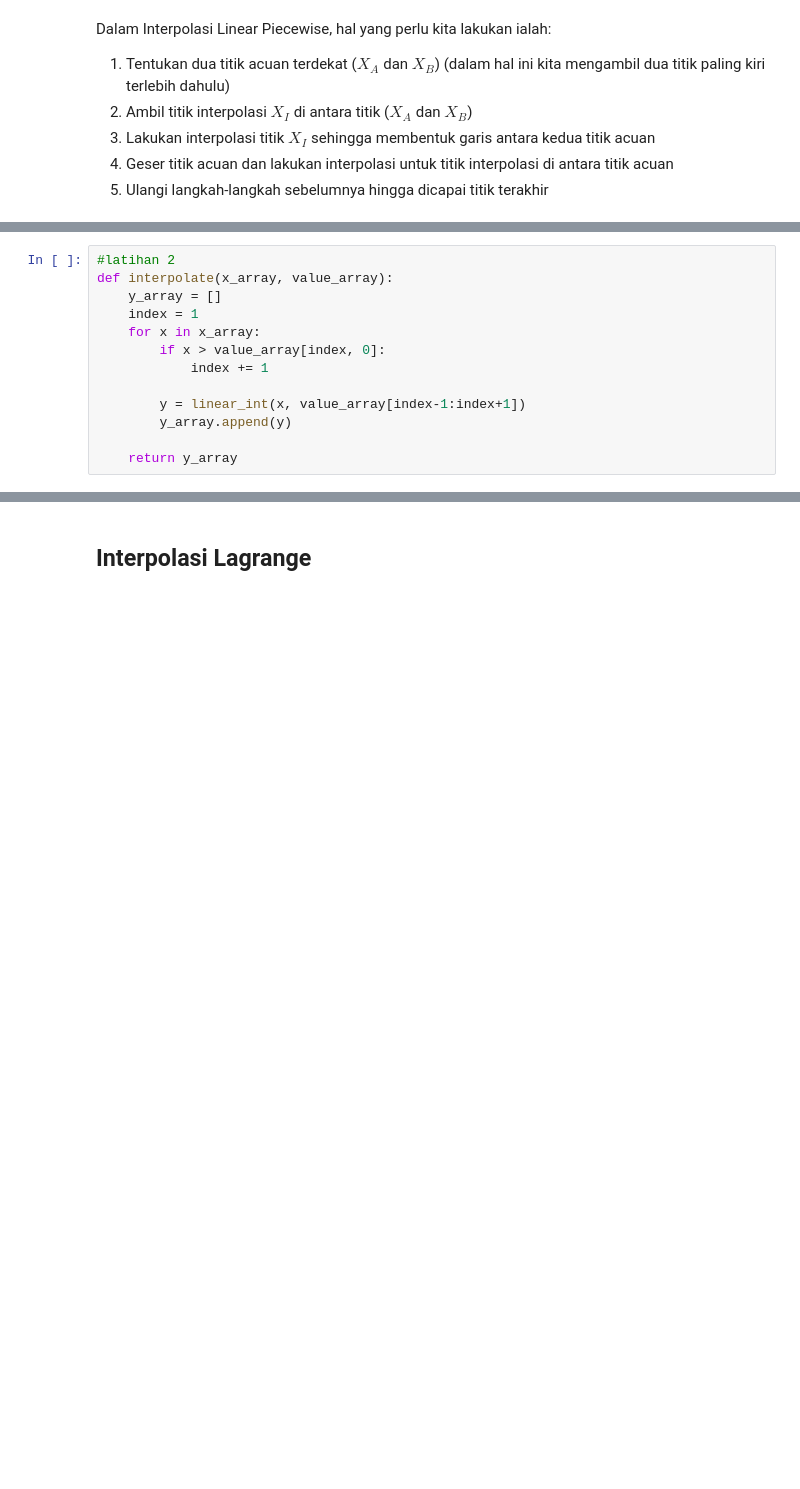
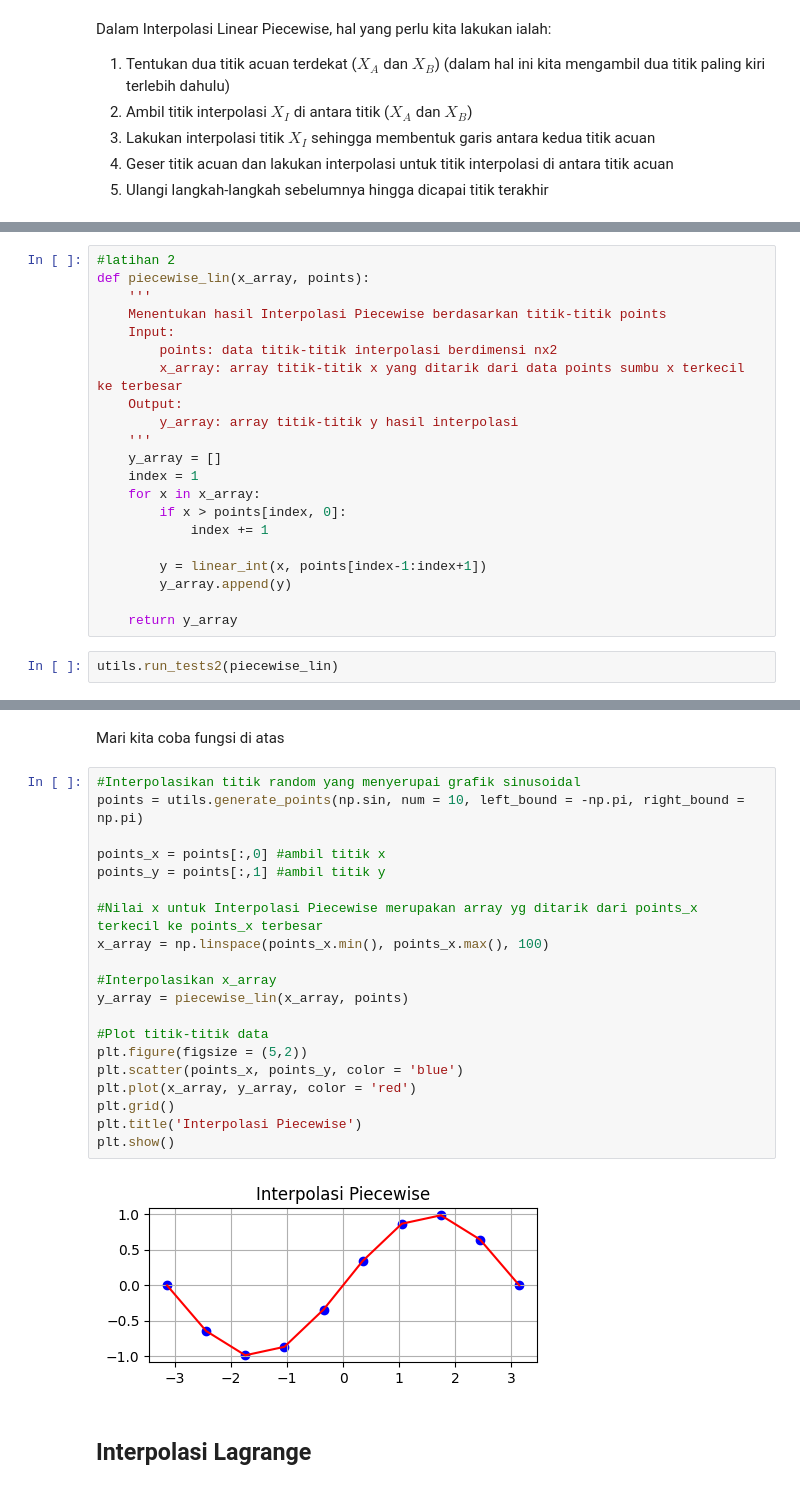
Before and after one commit to Andiko-K/Fisika-Komputasi, a Jupyter notebook: W4-Interpolation/main.ipynb, the cells around one changed output, grey strips where cells are left out. Saved outputs shown, nothing was run; the diff lists cells and outputs as text; blank space fills up the shorter version.

```diff
--- a/W4-Interpolation/main.ipynb
+++ b/W4-Interpolation/main.ipynb
@@ -167,13 +184,23 @@ Dalam Interpolasi Linear Piecewise, hal yang perlu kita lakukan ialah:
 # %%
 #latihan 2
-def interpolate(x_array, value_array):
+def piecewise_lin(x_array, points):
+    '''
+    Menentukan hasil Interpolasi Piecewise berdasarkan titik-titik points
+    Input:
+        points: data titik-titik interpolasi berdimensi nx2
+        x_array: array titik-titik x yang ditarik dari data points sumbu x terkecil ke terbesar
+    Output:
+        y_array: array titik-titik y hasil interpolasi
+    '''
     y_array = []
     index = 1
     for x in x_array:
-        if x > value_array[index, 0]:
+        if x > points[index, 0]:
             index += 1
 
-        y = linear_int(x, value_array[index-1:index+1])
+        y = linear_int(x, points[index-1:index+1])
         y_array.append(y)
 
     return y_array
+# %%
+utils.run_tests2(piecewise_lin)
@@ -180,3 +213,27 @@ def interpolate(x_array, value_array):
+# %% [markdown]
+Mari kita coba fungsi di atas
+# %%
+#Interpolasikan titik random yang menyerupai grafik sinusoidal
+points = utils.generate_points(np.sin, num = 10, left_bound = -np.pi, right_bound = np.pi)
+
+points_x = points[:,0] #ambil titik x
+points_y = points[:,1] #ambil titik y
+
+#Nilai x untuk Interpolasi Piecewise merupakan array yg ditarik dari points_x terkecil ke points_x terbesar
+x_array = np.linspace(points_x.min(), points_x.max(), 100)
+
+#Interpolasikan x_array
+y_array = piecewise_lin(x_array, points)
+
+#Plot titik-titik data
+plt.figure(figsize = (5,2))
+plt.scatter(points_x, points_y, color = 'blue')
+plt.plot(x_array, y_array, color = 'red')
+plt.grid()
+plt.title('Interpolasi Piecewise')
+plt.show()
+# %% [output]
+[figure, added]
 # %% [markdown]
 ## Interpolasi Lagrange
 # %% [markdown]
```
Also changed, not shown: parts of 3 cells of this notebook, 1 other file.
